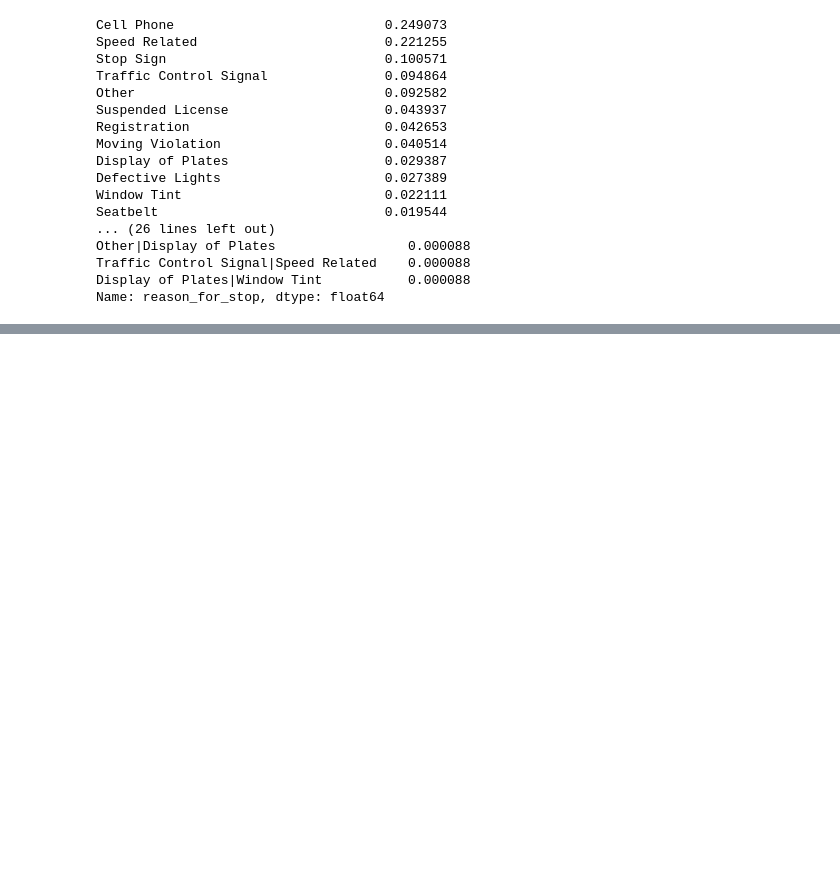
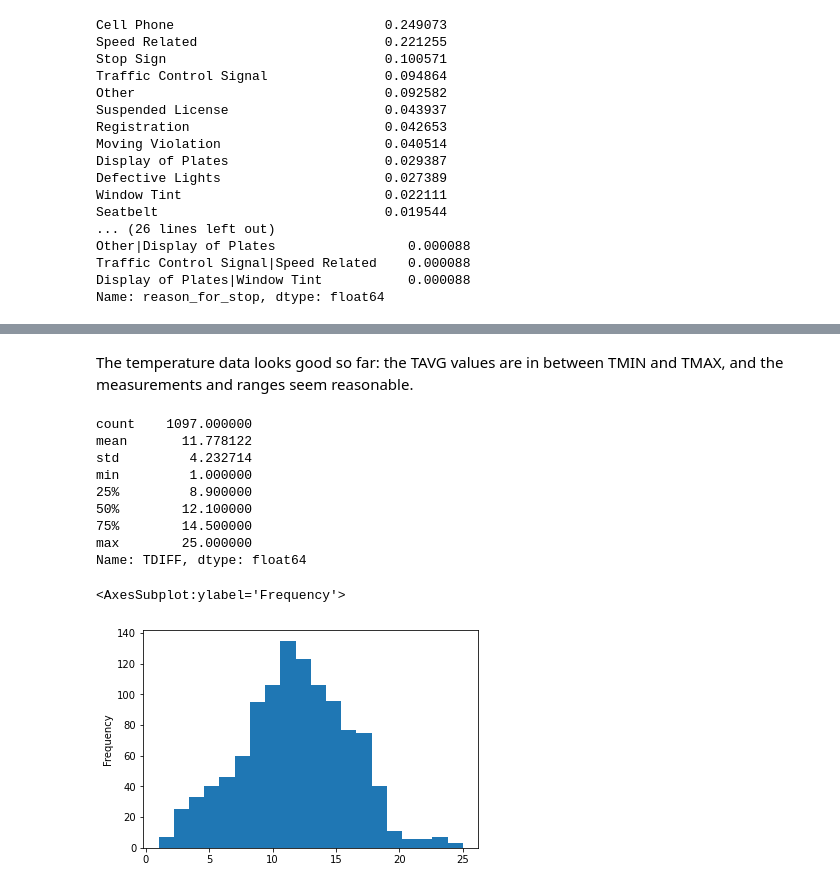
Before and after one commit to voidSoull/USA_trafic_stops_in_Hartford_State, a Jupyter notebook: trafic_stops.ipynb, the cells around one changed output, grey strips where cells are left out. Drawn from its saved outputs; the diff is of its cells as text; code cells hidden in the pictures; blank space fills up the shorter version.

```diff
--- a/trafic_stops.ipynb
+++ b/trafic_stops.ipynb
@@ -311,0 +375,23 @@ all_zones.plot(kind='bar')
+# %% [markdown]
+The temperature data looks good so far: the TAVG values are in between TMIN and TMAX, and the measurements and ranges seem reasonable.
+# %%
+# Creating a 'TDIFF' column that represents temperature difference
+weather['TDIFF']=weather['TMAX']-weather['TMIN']
+
+# Description of  the 'TDIFF' column
+print(weather['TDIFF'].describe())
+
+# Ploting a histogram with 20 bins to visualize 'TDIFF'
+weather.TDIFF.plot(kind='hist',bins=20)
+# %% [output]
+count    1097.000000
+mean       11.778122
+std         4.232714
+min         1.000000
+25%         8.900000
+50%        12.100000
+75%        14.500000
+max        25.000000
+Name: TDIFF, dtype: float64
+<AxesSubplot:ylabel='Frequency'>
+[figure, added]
```
Also changed, not shown: parts of 35 cells of this notebook, 1 other file.
